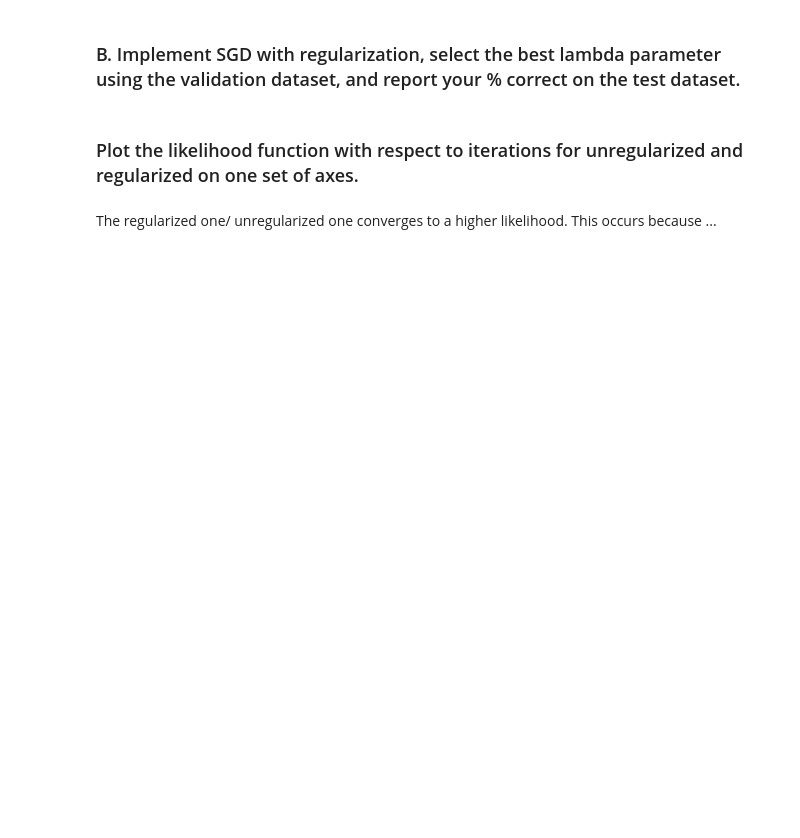
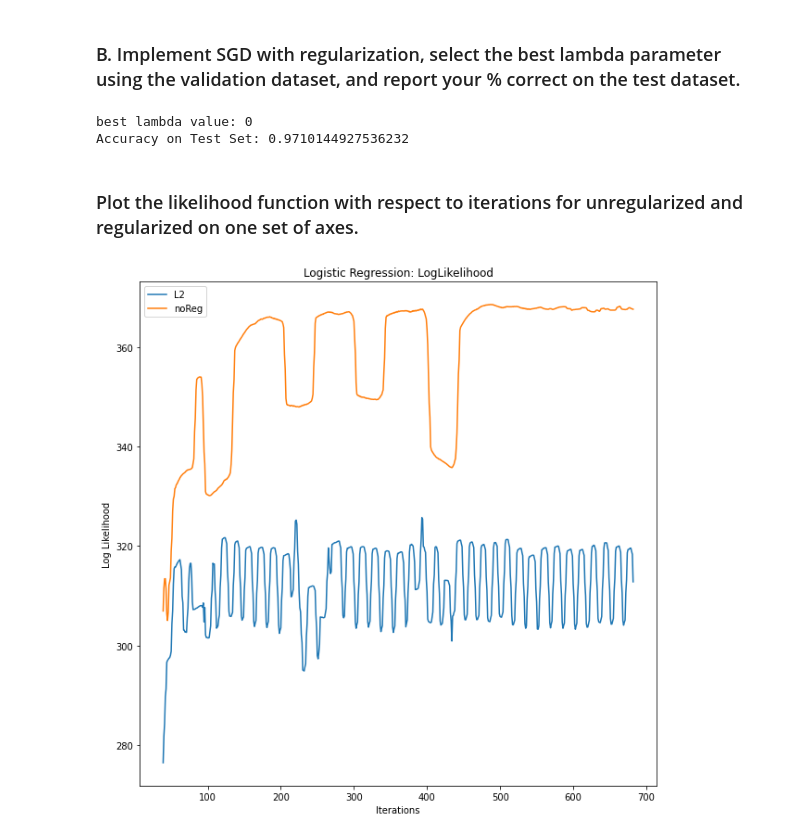
Before and after one commit to nsubbaian/FrequentistML, a Jupyter notebook: Project2/FML_Assignment2.ipynb, the cells around one changed output. Drawn from its saved outputs; the diff is of its cells as text; code cells hidden in the pictures; blank space fills up the shorter version.

```diff
--- a/Project2/FML_Assignment2.ipynb
+++ b/Project2/FML_Assignment2.ipynb
@@ -90,2 +121,32 @@ for i in range(length(training)):
+# %%
+loglikelihood_Reg = []
+likelihood_Reg = []
+
+def logisticRegression_withL2(lam):
+
+  # initialization
+  thetaJ = np.ones(len(train_X.columns))
+
+  for i in range(len(dataset)):
+    hypothesis = sigmoid_decision(thetaJ, train_X)
+    thetaJ = SGD(thetaJ, bestalpha, train_Y, hypothesis, train_X) - 2* lam * thetaJ
+    loglikelihood_Reg.append(loglikelihood(train_Y, hypothesis))
+    likelihood_Reg.append(likelihood(train_Y, hypothesis))
+  return (thetaJ)
+
+# find best lambda value using validation set
+bestaccuracy = float('inf')
+bestlam = 0
+for lam in [0, .1, .01, .001, .0001, 1, 1.2, 5, 10]:
+  val_accuracy = (val_Y == sigmoid_decision(logisticRegression(lam), val_X)).mean()
+  bestlam = lam if val_accuracy < bestaccuracy else bestlam
+  bestaccuracy = val_accuracy if val_accuracy < bestaccuracy else bestaccuracy
+print("best lambda value:", bestlam)
+
+test_accuracy = (test_Y == sigmoid_decision(logisticRegression_withL2(bestlam), test_X)).mean()
+print("Accuracy on Test Set:", test_accuracy)
+# %% [output]
+best lambda value: 0
+Accuracy on Test Set: 0.9710144927536232
 # %% [markdown]
 ### Plot the likelihood function with respect to iterations for unregularized and regularized on one set of axes.
@@ -94,2 +153,19 @@ for i in range(length(training)):
-# %% [markdown]
-The regularized one/ unregularized one converges to a higher likelihood. This occurs because ...
+# %%
+# Plot Regularized and un-regularized likelihood
+
+loglikelihood_Reg = []
+likelihood_Reg = []
+logisticRegression_withL2(.01)
+
+fig, ax = plt.subplots(figsize=[10,10])
+N = 40
+ax.plot(range(len(dataset)), pd.Series(loglikelihood_Reg).rolling(window=N).mean(), label = 'L2')
+ax.plot(range(len(dataset)),pd.Series(loglikelihood_NoReg[0:len(dataset)]).rolling(window=N).mean() , label = 'noReg')
+
+plt.xlabel('Iterations')
+plt.ylabel('Log Likelihood')
+plt.title('Logistic Regression: LogLikelihood')
+plt.legend()
+plt.show()
+# %% [output]
+[figure, added]
```
Also changed, not shown: parts of 6 cells of this notebook.
